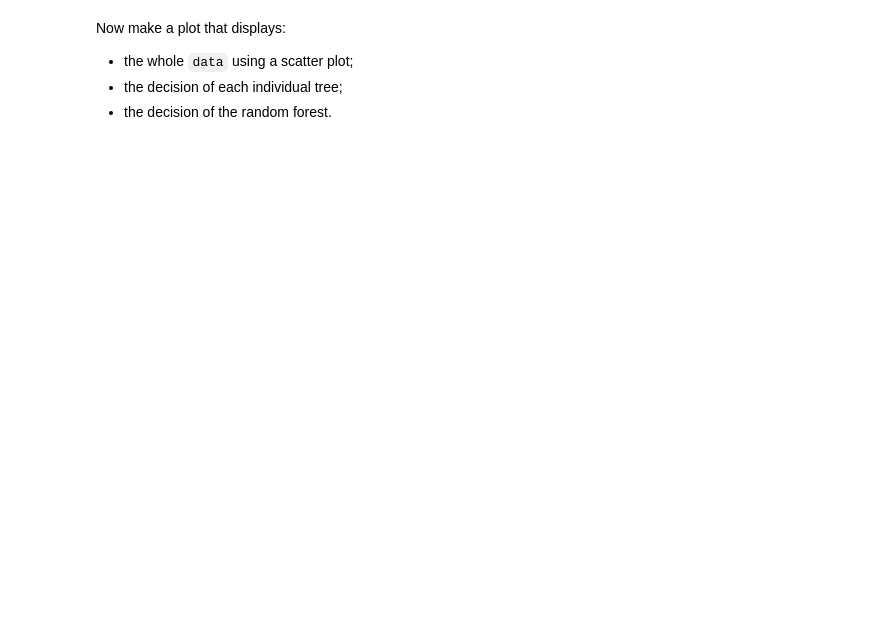
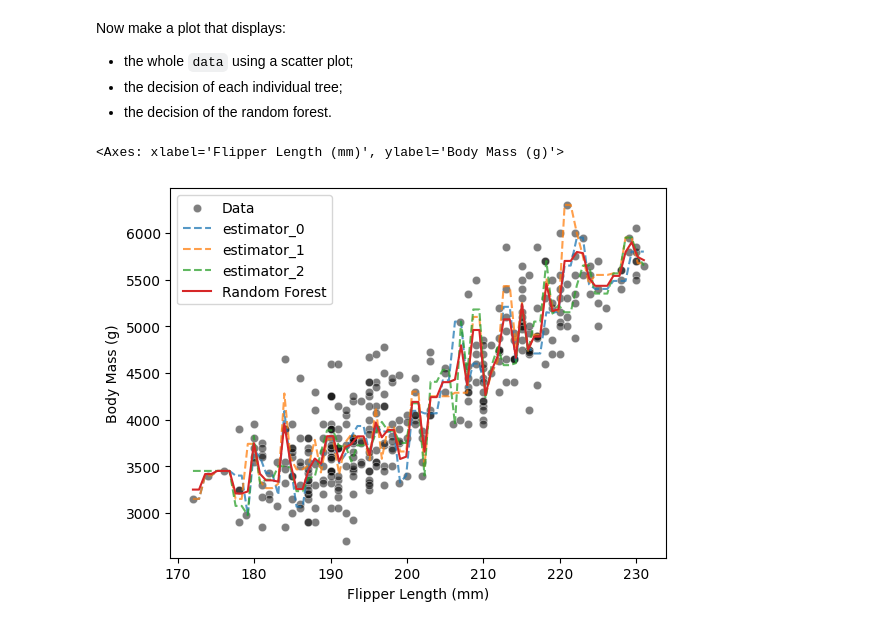
Before and after one commit to royaad/INRIA-ML-scikit-learn, a Jupyter notebook: Module 6/615_ensemble_ex_02.ipynb, the cells around one changed output. Cells and saved outputs as stored; diff of their text form; code cells hidden in the pictures; blank space fills up the shorter version.

```diff
--- a/Module 6/615_ensemble_ex_02.ipynb
+++ b/Module 6/615_ensemble_ex_02.ipynb
@@ -29,0 +28,11 @@ generalization performance on the testing set in terms of mean absolute error.
+# %%
+# Write your code here.
+from sklearn.ensemble import RandomForestRegressor
+from sklearn.metrics import mean_absolute_error as mae
+
+baseline_tree = RandomForestRegressor(n_estimators=3)
+
+baseline_tree.fit(data_train, target_train)
+
+print("The MAE of the baseline random forest classifier is: "
+      f"{mae(baseline_tree.predict(data_test), target_test):.2f} g")
@@ -36,0 +46,7 @@ mm.
+# %%
+# Write your code here.
+import numpy as np
+
+dummy_dataset = np.linspace(data_train.values.min(), data_train.values.max(), 75)
+dummy_dataset = pd.DataFrame(dummy_dataset, columns=[feature_name])
+dummy_dataset.head()
@@ -43,0 +65,12 @@ the random forest in this dataset.
+# %%
+# Write your code here.
+predictions = pd.DataFrame()
+
+for i, estimator in enumerate(baseline_tree.estimators_):
+    predictions[f"estimator_{i}"] = estimator.predict(dummy_dataset.to_numpy())
+
+predictions["estimators_mean"] = predictions.aggregate('mean', axis=1)
+predictions["Random_Forest"] = baseline_tree.predict(dummy_dataset)
+# %%
+concat_df = pd.concat([dummy_dataset, predictions], axis=1)
+concat_df
@@ -50,0 +96,10 @@ Now make a plot that displays:
+# %%
+# Write your code here.
+import seaborn as sns
+sns.scatterplot(data=penguins, x=feature_name, y=target_name, color="black", alpha=.5, label="Data")
+for i in range(len(baseline_tree.estimators_)):
+    sns.lineplot(data=concat_df, x=feature_name, y=f"estimator_{i}", linestyle="--", alpha=.75, label=f"estimator_{i}")
+sns.lineplot(data=concat_df, x=feature_name, y="Random_Forest", label=f"Random Forest")
+# %% [output]
+<Axes: xlabel='Flipper Length (mm)', ylabel='Body Mass (g)'>
+[figure, added]
```
Also changed, not shown: parts of 7 cells of this notebook, 9 other files.
